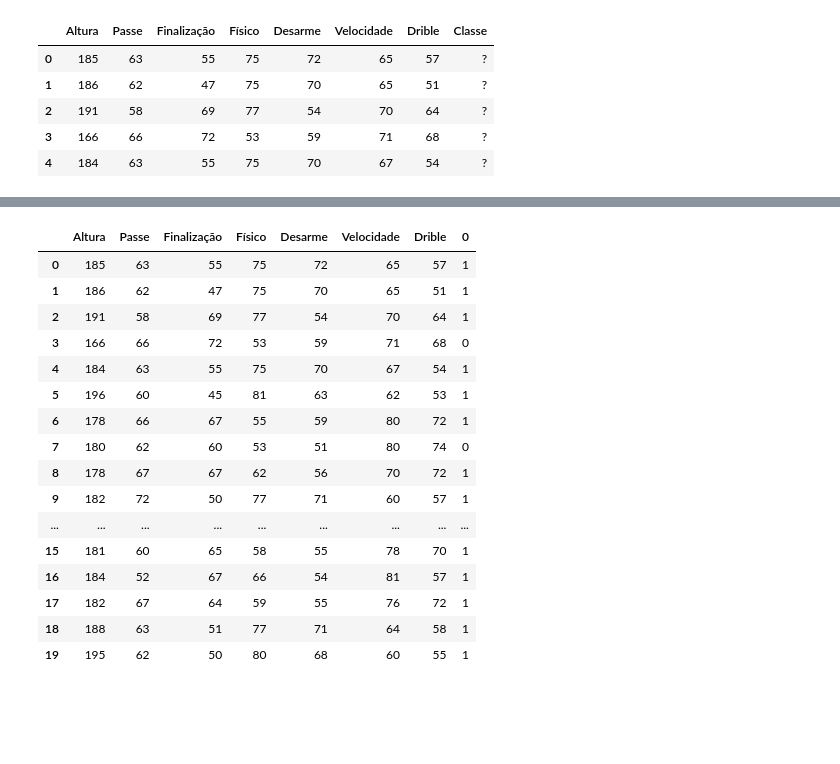
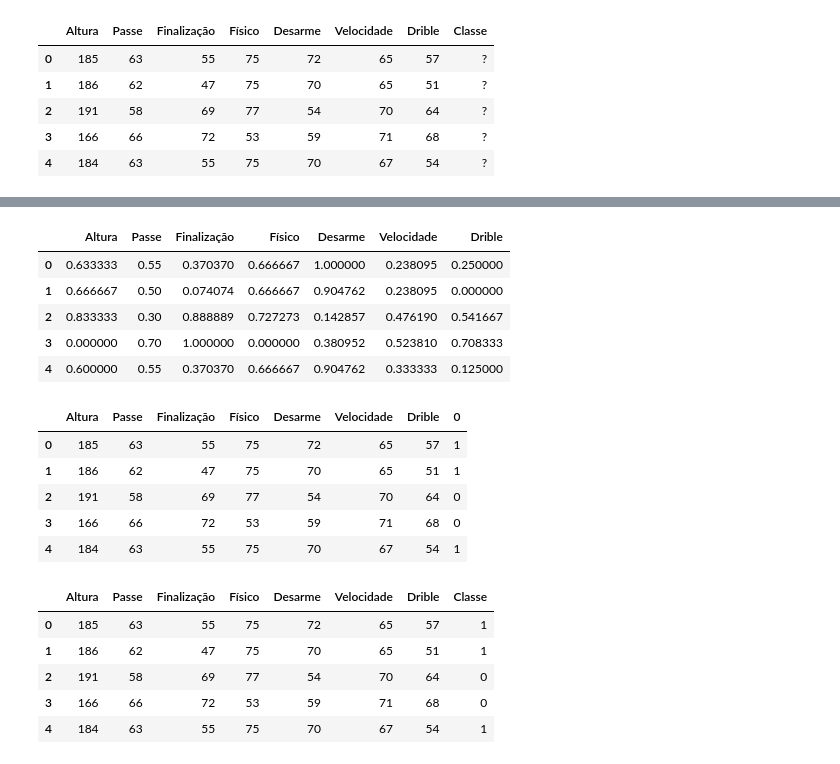
Before and after one commit to Pvictox/Notebooks-VisaoComputacional, a Jupyter notebook: Algoritmos Classificadores/Trabalho_IA_Kmeans.ipynb, the cells around one changed output, grey strips where cells are left out. Cells and saved outputs as stored; diff of their text form; code cells hidden in the pictures; blank space fills up the shorter version.

```diff
--- a/Algoritmos Classificadores/Trabalho_IA_Kmeans.ipynb
+++ b/Algoritmos Classificadores/Trabalho_IA_Kmeans.ipynb
@@ -264,22 +285,32 @@ validacao.drop(['Classe'], axis=1, inplace=True)
+# %%
+validacao_copia.head()
+# %% [output]
+|  | Altura | Passe | Finalização | Físico | Desarme | Velocidade | Drible |
+| 0 | 0.633333 | 0.55 | 0.370370 | 0.666667 | 1.000000 | 0.238095 | 0.250000 |
+| 1 | 0.666667 | 0.50 | 0.074074 | 0.666667 | 0.904762 | 0.238095 | 0.000000 |
+| 2 | 0.833333 | 0.30 | 0.888889 | 0.727273 | 0.142857 | 0.476190 | 0.541667 |
+| 3 | 0.000000 | 0.70 | 1.000000 | 0.000000 | 0.380952 | 0.523810 | 0.708333 |
+| 4 | 0.600000 | 0.55 | 0.370370 | 0.666667 | 0.904762 | 0.333333 | 0.125000 |
 # %%
-pred = kmeans.predict(validacao)
+pred = kmeans.predict(validacao_copia)
 # %%
-pd.concat([validacao.reset_index(drop=True), pd.DataFrame(pred)], axis=1)
+resultado = pd.concat([validacao.reset_index(drop=True), pd.DataFrame(pred)], axis=1)
-# %% [output]
-|  | Altura | Passe | Finalização | Físico | Desarme | Velocidade | Drible | 0 |
-| 0 | 185 | 63 | 55 | 75 | 72 | 65 | 57 | 1 |
-| 1 | 186 | 62 | 47 | 75 | 70 | 65 | 51 | 1 |
-| 2 | 191 | 58 | 69 | 77 | 54 | 70 | 64 | 1 |
-| 3 | 166 | 66 | 72 | 53 | 59 | 71 | 68 | 0 |
-| 4 | 184 | 63 | 55 | 75 | 70 | 67 | 54 | 1 |
-| 5 | 196 | 60 | 45 | 81 | 63 | 62 | 53 | 1 |
-| 6 | 178 | 66 | 67 | 55 | 59 | 80 | 72 | 1 |
-| 7 | 180 | 62 | 60 | 53 | 51 | 80 | 74 | 0 |
-| 8 | 178 | 67 | 67 | 62 | 56 | 70 | 72 | 1 |
-| 9 | 182 | 72 | 50 | 77 | 71 | 60 | 57 | 1 |
-| ... | ... | ... | ... | ... | ... | ... | ... | ... |
-| 15 | 181 | 60 | 65 | 58 | 55 | 78 | 70 | 1 |
-| 16 | 184 | 52 | 67 | 66 | 54 | 81 | 57 | 1 |
-| 17 | 182 | 67 | 64 | 59 | 55 | 76 | 72 | 1 |
-| 18 | 188 | 63 | 51 | 77 | 71 | 64 | 58 | 1 |
-| 19 | 195 | 62 | 50 | 80 | 68 | 60 | 55 | 1 |
+# %%
+resultado.head()
+# %% [output]
+|  | Altura | Passe | Finalização | Físico | Desarme | Velocidade | Drible | 0 |
+| 0 | 185 | 63 | 55 | 75 | 72 | 65 | 57 | 1 |
+| 1 | 186 | 62 | 47 | 75 | 70 | 65 | 51 | 1 |
+| 2 | 191 | 58 | 69 | 77 | 54 | 70 | 64 | 0 |
+| 3 | 166 | 66 | 72 | 53 | 59 | 71 | 68 | 0 |
+| 4 | 184 | 63 | 55 | 75 | 70 | 67 | 54 | 1 |
+# %%
+resultado.rename(columns={0: 'Classe'}, inplace=True)
+resultado.head()
+# %% [output]
+|  | Altura | Passe | Finalização | Físico | Desarme | Velocidade | Drible | Classe |
+| 0 | 185 | 63 | 55 | 75 | 72 | 65 | 57 | 1 |
+| 1 | 186 | 62 | 47 | 75 | 70 | 65 | 51 | 1 |
+| 2 | 191 | 58 | 69 | 77 | 54 | 70 | 64 | 0 |
+| 3 | 166 | 66 | 72 | 53 | 59 | 71 | 68 | 0 |
+| 4 | 184 | 63 | 55 | 75 | 70 | 67 | 54 | 1 |
```
Also changed, not shown: parts of 7 cells of this notebook.
